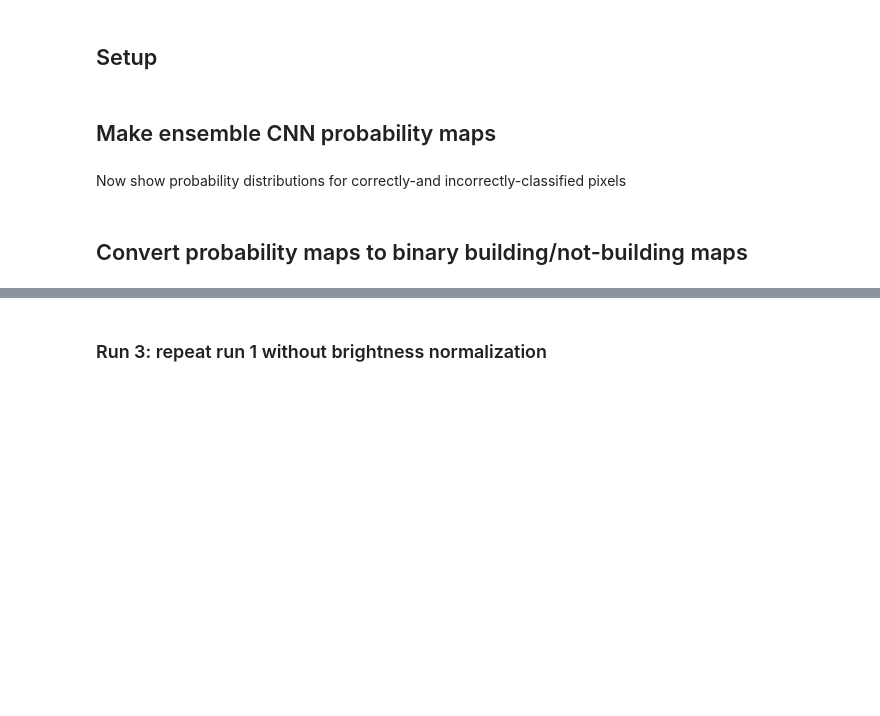
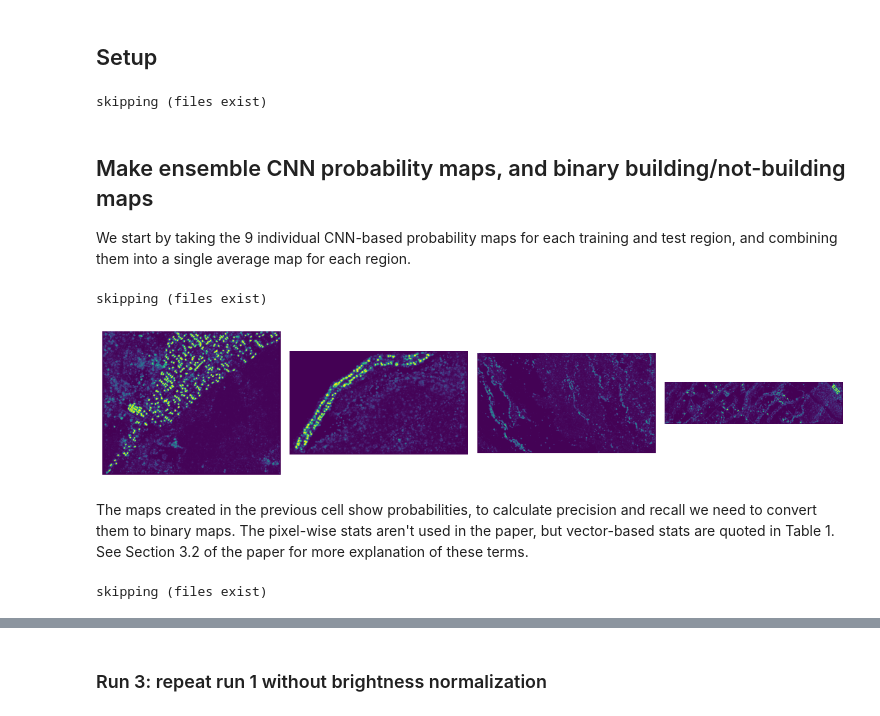
Before and after one commit to rachelemason/HI-infrastructure, a Jupyter notebook: cnn_support/RunXGB.ipynb, the cells around one changed output, grey strips where cells are left out. Drawn from its saved outputs; the diff is of its cells as text; code cells hidden in the pictures; blank space fills up the shorter version.

```diff
--- a/cnn_support/RunXGB.ipynb
+++ b/cnn_support/RunXGB.ipynb
@@ -54,42 +61,81 @@ training_sets = {'HBLower': 'HBLower',\
 
 all_labelled_data = {**test_sets, **training_sets}
 # %%
-utils = performance.Utils(all_labelled_data)
+utils = run_xgb.Utils(all_labelled_data)
 
-manips = performance.MapManips(model_output_root=base_path, all_labelled_data=all_labelled_data)
+manips = run_xgb.MapManips(model_output_root=base_path, all_labelled_data=all_labelled_data)
 
-stats = performance.Stats(model_output_root=base_path, test_sets=test_sets,\
+stats = run_xgb.Stats(model_output_root=base_path, test_sets=test_sets,\
                           all_labelled_data=all_labelled_data,\
                           analysis_path=analysis_path)
 
-ensemble = performance.Ensemble(model_output_root=base_path, test_sets=test_sets,\
+ensemble = run_xgb.Ensemble(model_output_root=base_path, test_sets=test_sets,\
                                 ensemble_path=base_path+'ensembles/',\
                                 all_labelled_data=all_labelled_data)
 
-evalz = performance.Evaluate(model_output_root=base_path, training_sets=training_sets,\
-                             all_labelled_data=all_labelled_data)
+evalz = run_xgb.Evaluate(model_output_root=base_path, training_sets=training_sets,\
+                             test_sets = test_sets, all_labelled_data=all_labelled_data)
+
+model_dir = f'{base_path}ensembles/'
+
+#test regions - these maps will be displayed after different steps
+regions_to_show = ['HBTest', 'Puako', 'KonaMauka', 'Hamakua_A']
 # %%
 %%script echo skipping (files exist)
+"""
+Remove buildings < 50 sq m from training and test sets, as described in Methods section of paper
+"""
+
 utils.remove_small_buildings(outpath='buildings2/', minsize=50)
+# %% [output]
+skipping (files exist)
 # %% [markdown]
-## Make ensemble CNN probability maps
+## Make ensemble CNN probability maps, and binary building/not-building maps
+
+We start by taking the 9 individual CNN-based probability maps for each training and test region, and combining
+them into a single average map for each region.
 # %%
 %%script echo skipping (files exist)
 
 for region in all_labelled_data.keys():
     ensemble.average_probabilities(model_nums=[0, 1, 2, 3, 4, 5, 6, 7, 8], model_kind='CNN',\
                                    region=region, show=True)
+# %% [output]
+skipping (files exist)
-# %% [markdown]
-Now show probability distributions for correctly-and incorrectly-classified pixels
+# %%
+"""
+The ensemble maps of four of the test regions. In the two left panels, houses in the Hawaiian Beaches and Puako subdivisions
+are clearly visible, but the model has also identified surrounding trees as buildings. In the Hamakua_A and KonaMauka regions,
+surface features in lava flows and pasture land have also been identified as buildings. Later we will show the same regions
+after running the XGBoost model, to show how they are 'cleaned up' in that step.
+"""
+
+_, axes = plt.subplots(1, 4, figsize=(12, 4))
+
+for region, ax in zip(regions_to_show, axes):
+    with rasterio.open(f'{model_dir}mean_probability_{region}.tif', 'r') as f:
+        img = f.read()
+        ax.imshow(img[0])
+        ax.axis('off')
+
+plt.tight_layout()
+# %% [output]
+[figure, added]
 # %% [markdown]
-## Convert probability maps to binary building/not-building maps
+The maps created in the previous cell show probabilities, to calculate precision and recall we need to convert them to binary maps. The pixel-wise stats aren't used in the paper, but vector-based stats are quoted in Table 1. See Section 3.2 of the paper for more explanation of these terms.
 # %%
 %%script echo skipping (files exist)
+"""
+Classify the probability maps as prob. > 0.8 --> building, prob < 0.8 --> not-building. This is pretty arbitrary, which
+is why I was reluctant to present stats for each step in the process.
+"""
 
 for region in all_labelled_data.keys():
     applied_model = f'{base_path}ensembles/mean_probability_{region}.tif'
     outfile = f'{base_path}ensembles/threshold_{region}.tif'
-    manips.probabilities_to_classes(applied_model, outfile, 0.5, verbose=False)
+    manips.probabilities_to_classes(applied_model, outfile, 0.8, verbose=False)
+# %% [output]
+skipping (files exist)
 # %%
 %%time
 """
```
Also changed, not shown: parts of 89 cells of this notebook, 4 other files.
